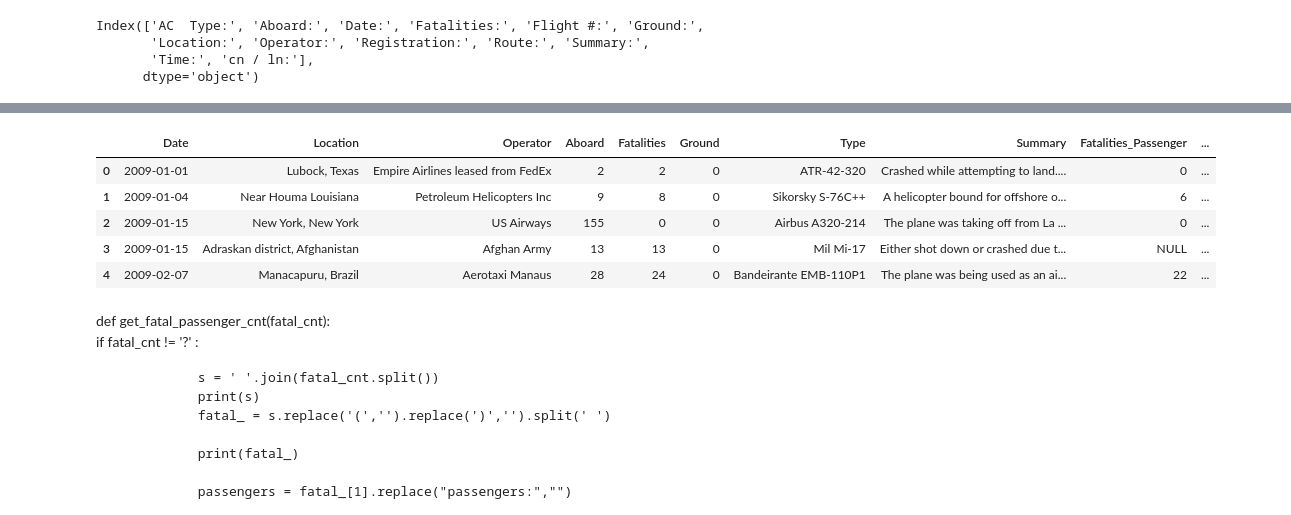
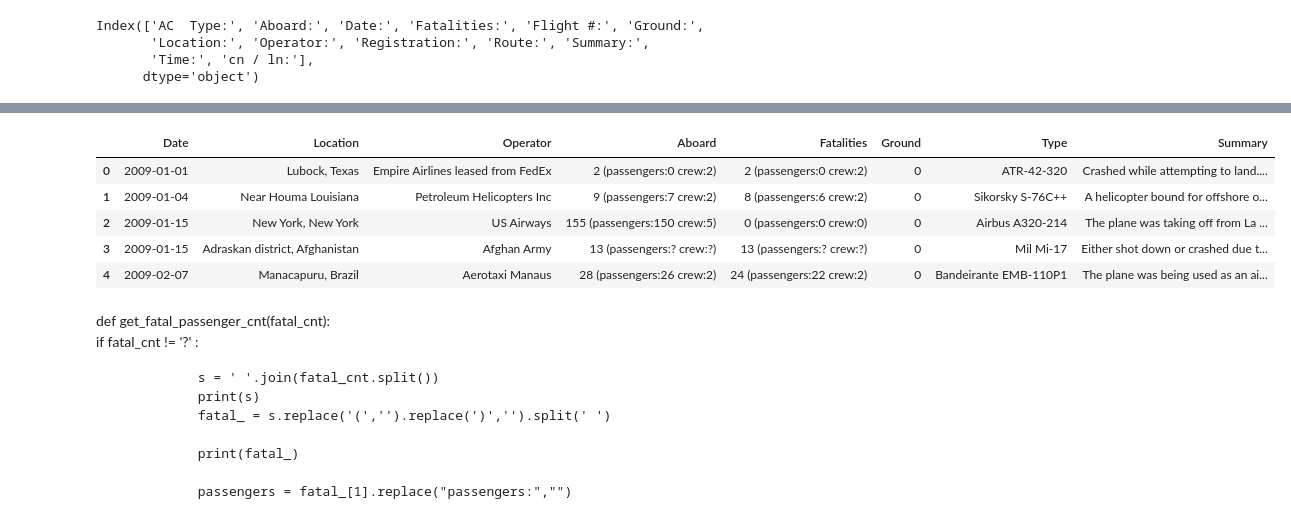
Before and after one commit to LVijayaraghavan/Aviation_Accidents, a Jupyter notebook: aviation_webscraping.ipynb, the cells around one changed output, grey strips where cells are left out. Cells and saved outputs as stored; diff of their text form; code cells hidden in the pictures.

```diff
--- a/aviation_webscraping.ipynb
+++ b/aviation_webscraping.ipynb
@@ -92,30 +90,30 @@ from sqlalchemy import create_engine
 # %%
 ## Format the date to be the YYYY-mm-dd format
 
 def getMonth(month):
     Months = ['january','february','march','april','may','june','july','august','september','october','november','december']
     month = month.lower()
     for i,value in enumerate(Months):
         if value == month:
             return i+1
     return 0
 
 
 def convert_date(crash_date):
     data = str(crash_date).replace(',','').split(' ')
-    date = datetime.datetime(int(data[2]),getMonth(data[0]),int(data[1]))
+    date = dt.datetime(int(data[2]),getMonth(data[0]),int(data[1]))
     return date
 
 crash_df['Date'] = crash_df.apply(lambda row: convert_date(row['Date']), axis=1)
 
 crash_df.head()
 # %% [output]
-|  | Date | Location | Operator | Aboard | Fatalities | Ground | Type | Summary | Fatalities_Passenger | ... |
-| 0 | 2009-01-01 | Lubock, Texas | Empire Airlines leased from FedEx | 2 | 2 | 0 | ATR-42-320 | Crashed while attempting to land.... | 0 | ... |
-| 1 | 2009-01-04 | Near Houma Louisiana | Petroleum Helicopters Inc | 9 | 8 | 0 | Sikorsky S-76C++ | A helicopter bound for offshore o... | 6 | ... |
-| 2 | 2009-01-15 | New York, New York | US Airways | 155 | 0 | 0 | Airbus A320-214 | The plane was taking off from La ... | 0 | ... |
-| 3 | 2009-01-15 | Adraskan district, Afghanistan | Afghan Army | 13 | 13 | 0 | Mil Mi-17 | Either shot down or crashed due t... | NULL | ... |
-| 4 | 2009-02-07 | Manacapuru, Brazil | Aerotaxi Manaus | 28 | 24 | 0 | Bandeirante EMB-110P1 | The plane was being used as an ai... | 22 | ... |
+|  | Date | Location | Operator | Aboard | Fatalities | Ground | Type | Summary |
+| 0 | 2009-01-01 | Lubock, Texas | Empire Airlines leased from FedEx | 2 (passengers:0 crew:2) | 2 (passengers:0 crew:2) | 0 | ATR-42-320 | Crashed while attempting to land.... |
+| 1 | 2009-01-04 | Near Houma Louisiana | Petroleum Helicopters Inc | 9 (passengers:7 crew:2) | 8 (passengers:6 crew:2) | 0 | Sikorsky S-76C++ | A helicopter bound for offshore o... |
+| 2 | 2009-01-15 | New York, New York | US Airways | 155 (passengers:150 crew:5) | 0 (passengers:0 crew:0) | 0 | Airbus A320-214 | The plane was taking off from La ... |
+| 3 | 2009-01-15 | Adraskan district, Afghanistan | Afghan Army | 13 (passengers:? crew:?) | 13 (passengers:? crew:?) | 0 | Mil Mi-17 | Either shot down or crashed due t... |
+| 4 | 2009-02-07 | Manacapuru, Brazil | Aerotaxi Manaus | 28 (passengers:26 crew:2) | 24 (passengers:22 crew:2) | 0 | Bandeirante EMB-110P1 | The plane was being used as an ai... |
 # %%
 def get_member_cnt(total_aboard):
     if total_aboard != '?' :
```
Also changed, not shown: parts of 9 cells of this notebook.
